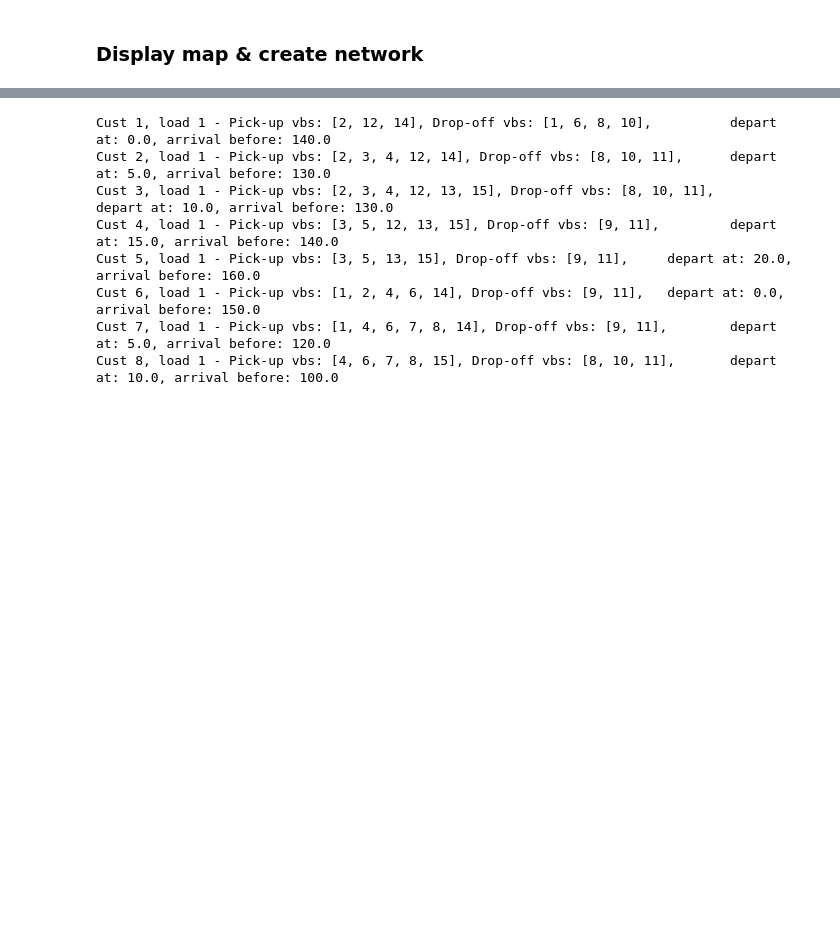
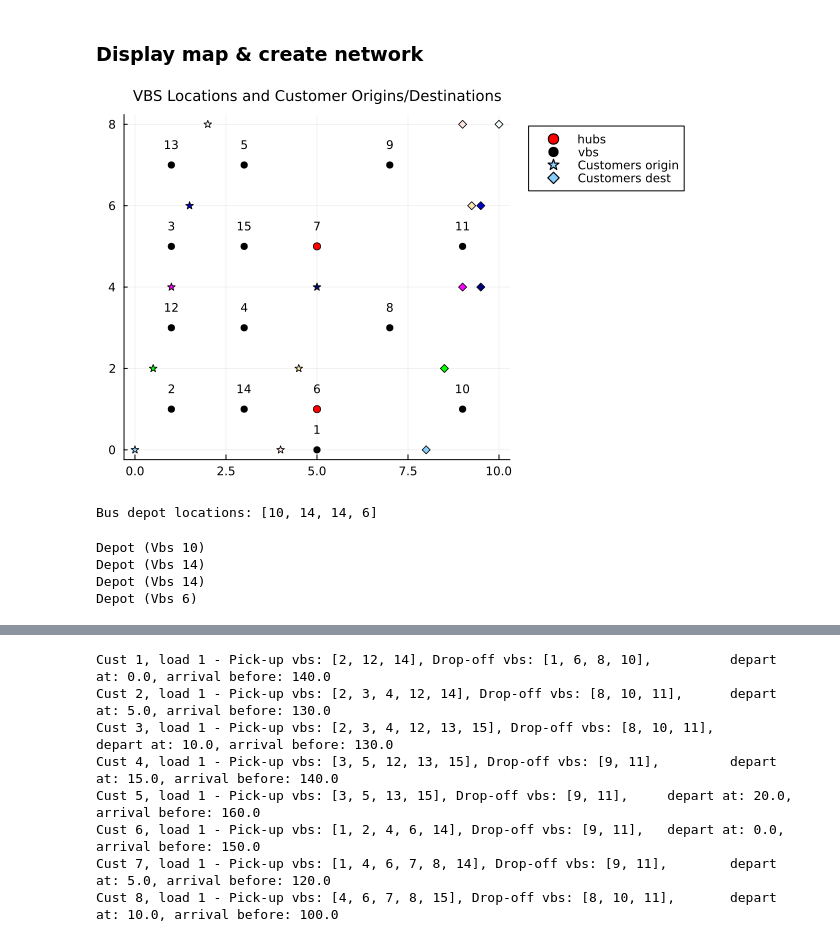
Before and after one commit to maiwenndanno/RA-Microtransit, a Jupyter notebook: Main.ipynb, the cells around one changed output, grey strips where cells are left out. Drawn from its saved outputs; the diff is of its cells as text; code cells hidden in the pictures; blank space fills up the shorter version.

Commit message:
New map with duplicated hubs and depots

```diff
--- a/Main.ipynb
+++ b/Main.ipynb
@@ -13,16 +14,16 @@ const wk_speed = 12 # nb of minutes per km when walking;
 
 # Map & ts-network parameters
 map_title= "vbs_U20_cust_U10"
-hubs_ind=[6,7];
-nb_locs=15; # Index of sink=nb_locs+1;
-vbs_ind=1:nb_locs;
+hubs_id=[6,7];
+nb_locs=15;
+vbs_id=1:nb_locs;
 nb_cust=8;
-cust_ind=1:nb_cust;
+cust_id=1:nb_cust;
 horizon = 200
 tstep = 10;
 
 # Model Inputs
-nb_veh=2;
+nb_veh=4;
 G = 0.8 # max driving detour ratio for customers (if W=2: driving time must be inferior to 2*gamma["driving"])
 Gtype= "shortestpathpercent" # or "absolutetime"
 Wk = 40 # max walking time for customers from origin or to destination
@@ -30,7 +31,23 @@ Q= 8 # vehicle capacity;
 depot_locs = [rand(1:nb_locs) for i in 1:nb_veh]
 
 datafolder="data/"*map_title*"/";
-map_inputs = (datafolder,hubs_ind,vbs_ind,nb_locs,cust_ind,nb_cust,horizon,tstep)
-model_inputs = (G,Gtype,Wk,nb_veh,Q,depot_locs);
+map_inputs = (datafolder,hubs_id,vbs_id,nb_locs,cust_id,nb_cust,horizon,tstep)
+model_inputs = (G,Gtype,Wk,Q,depot_locs);
 # %% [markdown]
 ### Display map & create network
+# %%
+locs, locs_id, locs_desc,map=create_network(map_inputs, model_inputs);
+display(map)
+println("Bus depot locations: ", depot_locs)
+# %% [output]
+[figure, added]
+Bus depot locations: [10, 14, 14, 6]
+# %%
+for i in locs_id.depots
+    println(locs_desc[i])
+end
+# %% [output]
+Depot (Vbs 10)
+Depot (Vbs 14)
+Depot (Vbs 14)
+Depot (Vbs 6)
```
Also changed, not shown: parts of 4 cells of this notebook, 18 other files.
